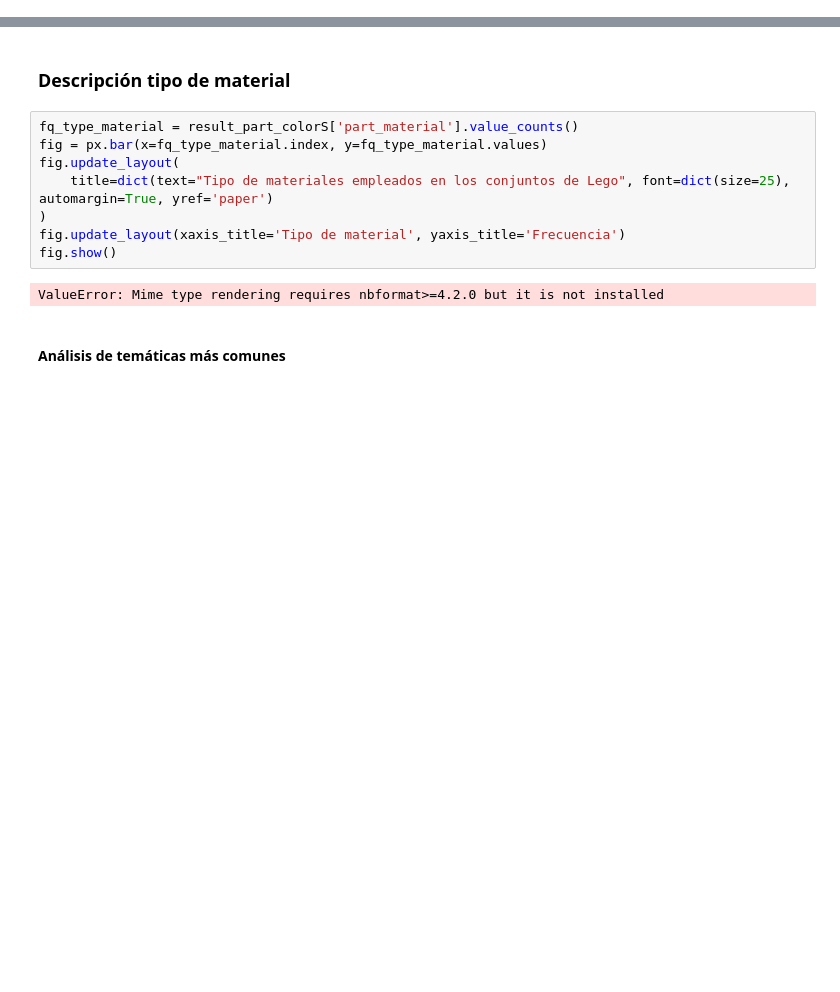
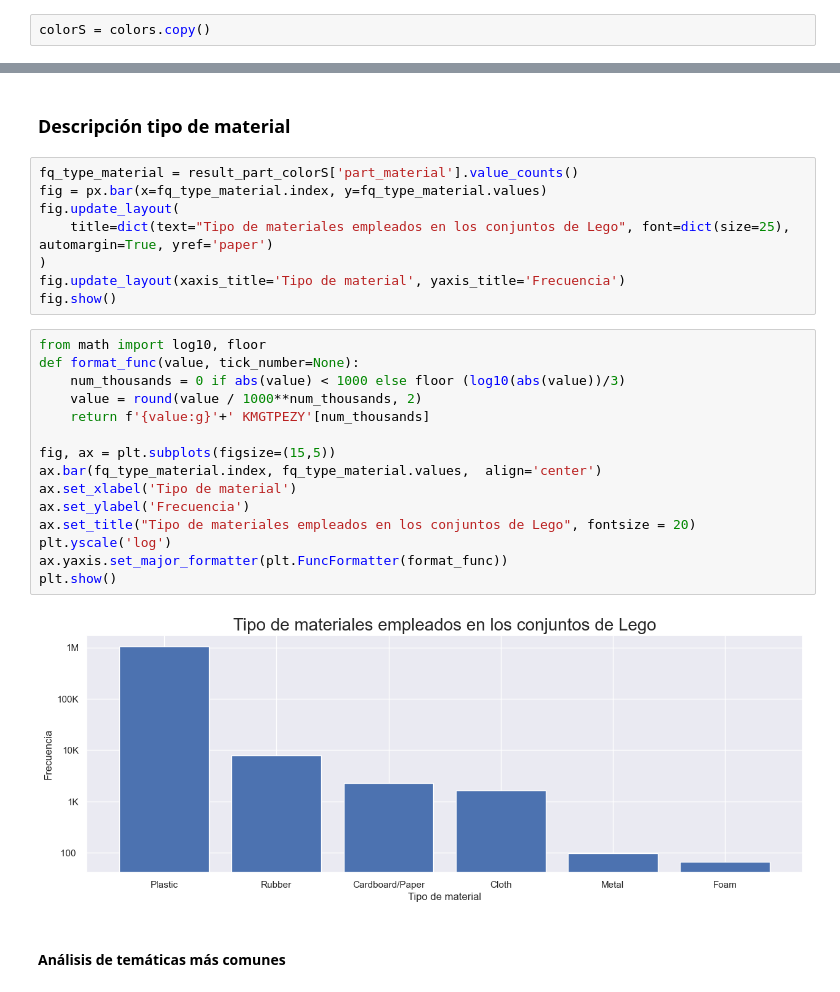
Before and after one commit to BenjaSar/AdD, a Jupyter notebook: TP_Integrador_AdD.ipynb, the cells around one changed output, grey strips where cells are left out. Cells and saved outputs as stored; diff of their text form; blank space fills up the shorter version.

Commit message:
cambios plot tipo material y tematica frecuente

```diff
--- a/TP_Integrador_AdD.ipynb
+++ b/TP_Integrador_AdD.ipynb
@@ -632,5 +632,7 @@ Data columns (total 13 columns):
 dtypes: float64(6), int64(1), object(6)
 memory usage: 107.3+ MB
+# %%
+colorS = colors.copy()
 # %%
 colorS.rename(columns={'id':'color_id', 'name':'color_name'}, inplace=True)
 # %%
@@ -921,8 +925,23 @@ fig.update_layout(
 )
 fig.update_layout(xaxis_title='Tipo de material', yaxis_title='Frecuencia')
 fig.show()
-# %% [output]
-ValueError: Mime type rendering requires nbformat>=4.2.0 but it is not installed
+# %%
+from math import log10, floor
+def format_func(value, tick_number=None):
+    num_thousands = 0 if abs(value) < 1000 else floor (log10(abs(value))/3)
+    value = round(value / 1000**num_thousands, 2)
+    return f'{value:g}'+' KMGTPEZY'[num_thousands]
+
+fig, ax = plt.subplots(figsize=(15,5))
+ax.bar(fq_type_material.index, fq_type_material.values,  align='center')
+ax.set_xlabel('Tipo de material')
+ax.set_ylabel('Frecuencia')
+ax.set_title("Tipo de materiales empleados en los conjuntos de Lego", fontsize = 20)
+plt.yscale('log')
+ax.yaxis.set_major_formatter(plt.FuncFormatter(format_func))
+plt.show()
+# %% [output]
+[figure, added]
 # %% [markdown]
 #### Análisis de temáticas más comunes
 # %%
```
Also changed, not shown: parts of 14 cells of this notebook.
